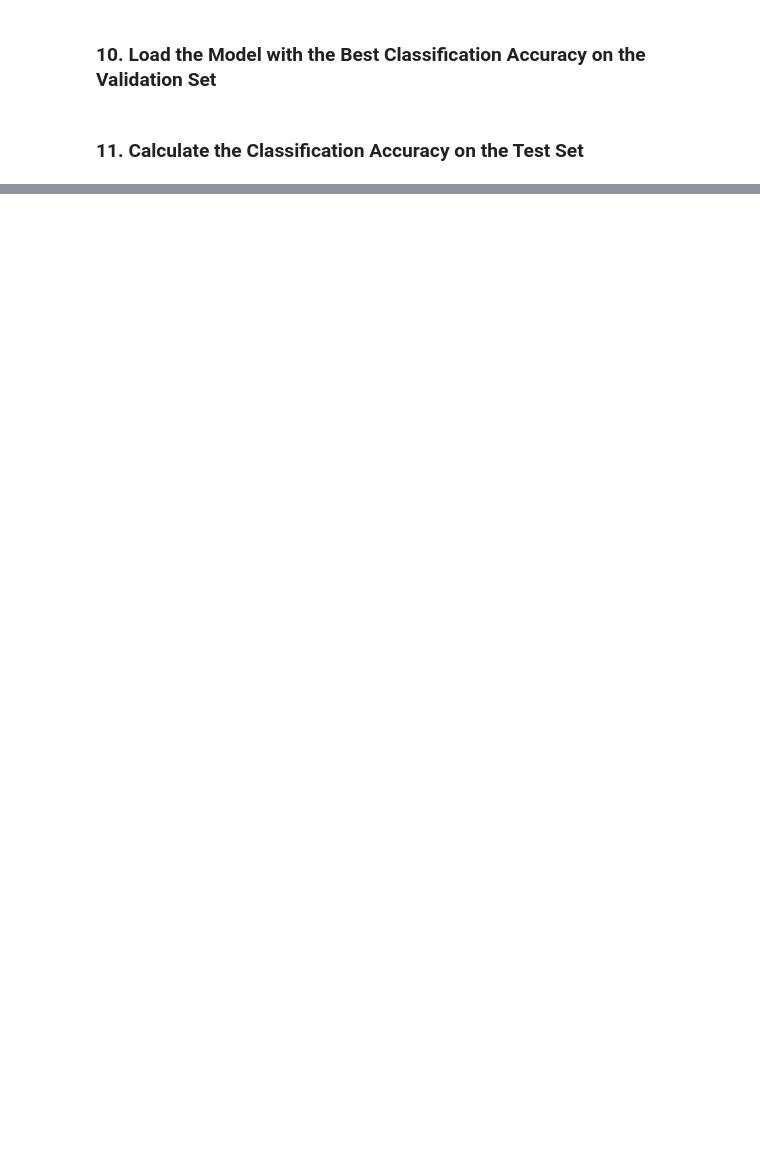
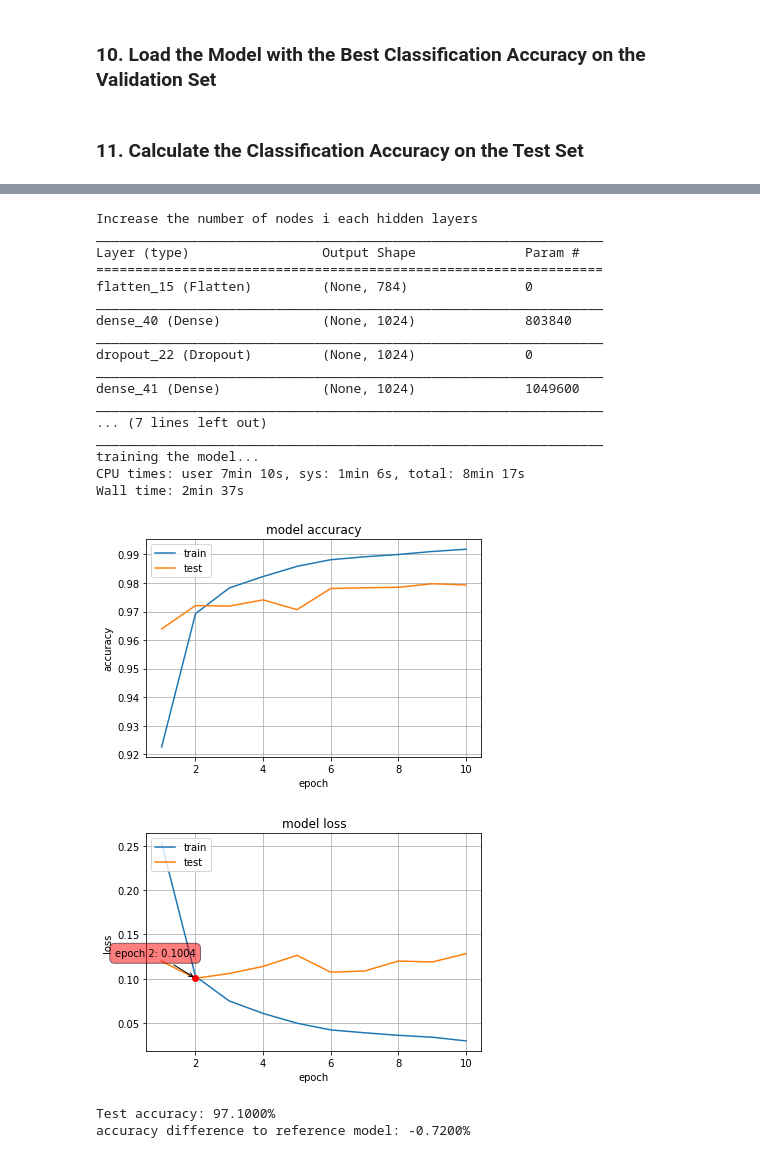
Before and after one commit to remi-ang/Udacity_MLND, a Jupyter notebook: cnn/mnist-mlp/mnist_mlp.ipynb, the cells around one changed output, grey strips where cells are left out. Cells and saved outputs as stored; diff of their text form; code cells hidden in the pictures; blank space fills up the shorter version.

```diff
--- a/cnn/mnist-mlp/mnist_mlp.ipynb
+++ b/cnn/mnist-mlp/mnist_mlp.ipynb
@@ -224,8 +240,8 @@ model.load_weights('mnist.model.best.hdf5')
 # %%
 # evaluate test accuracy
 score = model.evaluate(X_test, y_test, verbose=0)
-accuracy = 100*score[1]
+ref_accuracy = 100*score[1]
 
 # print test accuracy
-print('Test accuracy: %.4f%%' % accuracy)
+print('Test accuracy: %.4f%%' % ref_accuracy)
 # %% [output]
@@ -232,0 +258,56 @@ Test accuracy: 97.9800%
+# %%
+experiment = "Increase the number of nodes in each hidden layers"
+print(experiment)
+
+model = Sequential()
+model.add(Flatten(input_shape=X_train.shape[1:]))
+model.add(Dense(1024, activation='relu'))
+model.add(Dropout(0.2))
+model.add(Dense(1024, activation='relu'))
+model.add(Dropout(0.2))
+model.add(Dense(10, activation='softmax'))
+
+model.summary()
+
+model.compile(loss='categorical_crossentropy', optimizer='rmsprop',
+              metrics=['accuracy'])
+
+checkpointer = ModelCheckpoint(filepath='mnist.model.best.hdf5',
+                               verbose=0, save_best_only=True)
+
+print("training the model...")
+%time hist = model.fit(X_train, y_train, batch_size=128, epochs=10,validation_split=0.2, callbacks=[checkpointer],verbose=0, shuffle=True)
+
+plotHistory(hist)
+
+model.load_weights('mnist.model.best.hdf5')
+
+# evaluate test accuracy
+score = model.evaluate(X_test, y_test, verbose=0)
+accuracy = 100*score[1]
+
+# print test accuracy
+print('Test accuracy: %.4f%%' % accuracy)
+print('accuracy difference to reference model: {:.4f}%'.format(accuracy - ref_accuracy))
+# %% [output]
+Increase the number of nodes i each hidden layers
+_________________________________________________________________
+Layer (type)                 Output Shape              Param #
+=================================================================
+flatten_15 (Flatten)         (None, 784)               0
+_________________________________________________________________
+dense_40 (Dense)             (None, 1024)              803840
+_________________________________________________________________
+dropout_22 (Dropout)         (None, 1024)              0
+_________________________________________________________________
+dense_41 (Dense)             (None, 1024)              1049600
+_________________________________________________________________
+... (7 lines left out)
+_________________________________________________________________
+training the model...
+CPU times: user 7min 10s, sys: 1min 6s, total: 8min 17s
+Wall time: 2min 37s
+[figure, added]
+[figure, added]
+Test accuracy: 97.1000%
+accuracy difference to reference model: -0.7200%
```
Also changed, not shown: parts of 31 cells of this notebook, 2 other files.
